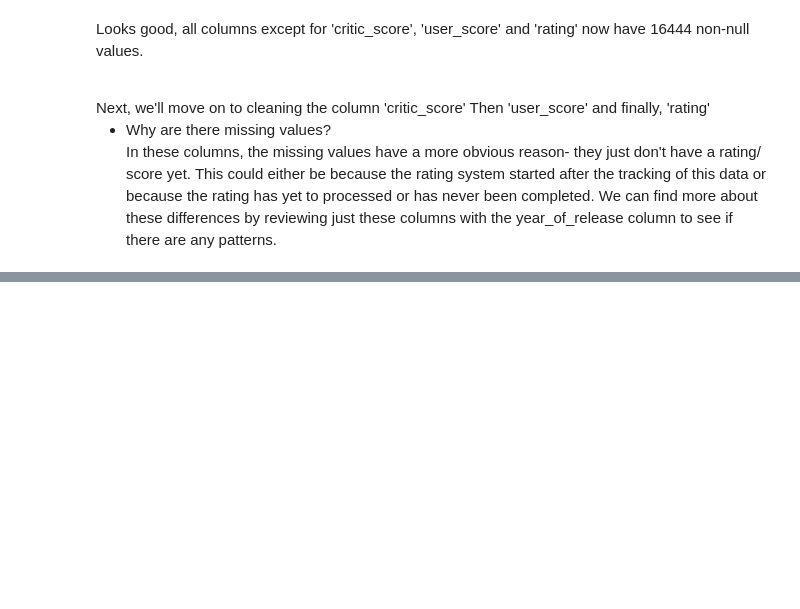
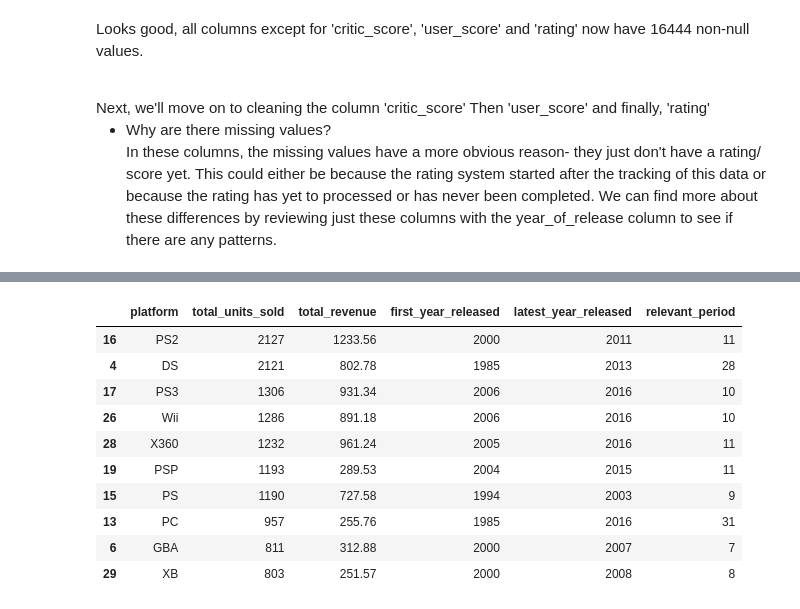
Before and after one commit to angeneris/game-sales-data-case-study, a Jupyter notebook: INP1.ipynb, the cells around one changed output, grey strips where cells are left out. Cells and saved outputs as stored; diff of their text form; code cells hidden in the pictures; blank space fills up the shorter version.

```diff
--- a/INP1.ipynb
+++ b/INP1.ipynb
@@ -130,0 +317,11 @@ The data has now been processed and is ready for analysis.
+# %%
+# Aggregating total sales, first year released, and latest year released for each platform
+platform_stats = games.groupby('platform').agg({'total_revenue': ['count','sum'], 'year_of_release': ['min', 'max']}).reset_index()
+
+# Renaming column
+platform_stats.columns = ['platform', 'total_units_sold', 'total_revenue', 'first_year_released', 'latest_year_released']
+
+# Sorting by total sales and selecting top 10 platforms
+top_10_platforms = platform_stats.sort_values(by='total_units_sold', ascending=False).head(10)
+
+top_10_platforms
@@ -130,0 +369,16 @@ The data has now been processed and is ready for analysis.
+# %%
+# Creating a new column to view the period of relvancy of each popular platform
+platform_stats['relevant_period'] =  platform_stats['latest_year_released'] - platform_stats['first_year_released']
+platform_stats.sort_values(by='total_units_sold', ascending=False).head(10)
+# %% [output]
+|  | platform | total_units_sold | total_revenue | first_year_released | latest_year_released | relevant_period |
+| 16 | PS2 | 2127 | 1233.56 | 2000 | 2011 | 11 |
+| 4 | DS | 2121 | 802.78 | 1985 | 2013 | 28 |
+| 17 | PS3 | 1306 | 931.34 | 2006 | 2016 | 10 |
+| 26 | Wii | 1286 | 891.18 | 2006 | 2016 | 10 |
+| 28 | X360 | 1232 | 961.24 | 2005 | 2016 | 11 |
+| 19 | PSP | 1193 | 289.53 | 2004 | 2015 | 11 |
+| 15 | PS | 1190 | 727.58 | 1994 | 2003 | 9 |
+| 13 | PC | 957 | 255.76 | 1985 | 2016 | 31 |
+| 6 | GBA | 811 | 312.88 | 2000 | 2007 | 7 |
+| 29 | XB | 803 | 251.57 | 2000 | 2008 | 8 |
```
Also changed, not shown: parts of 53 cells of this notebook, 1 other file.
